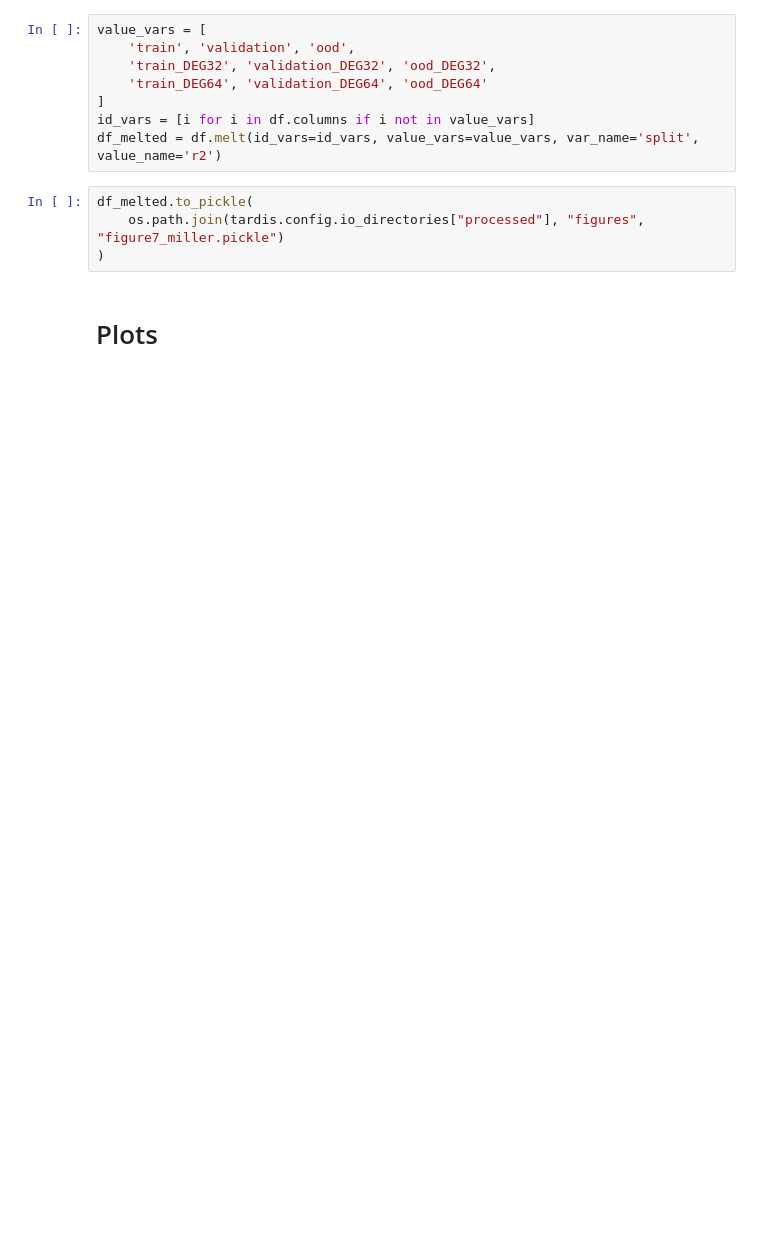
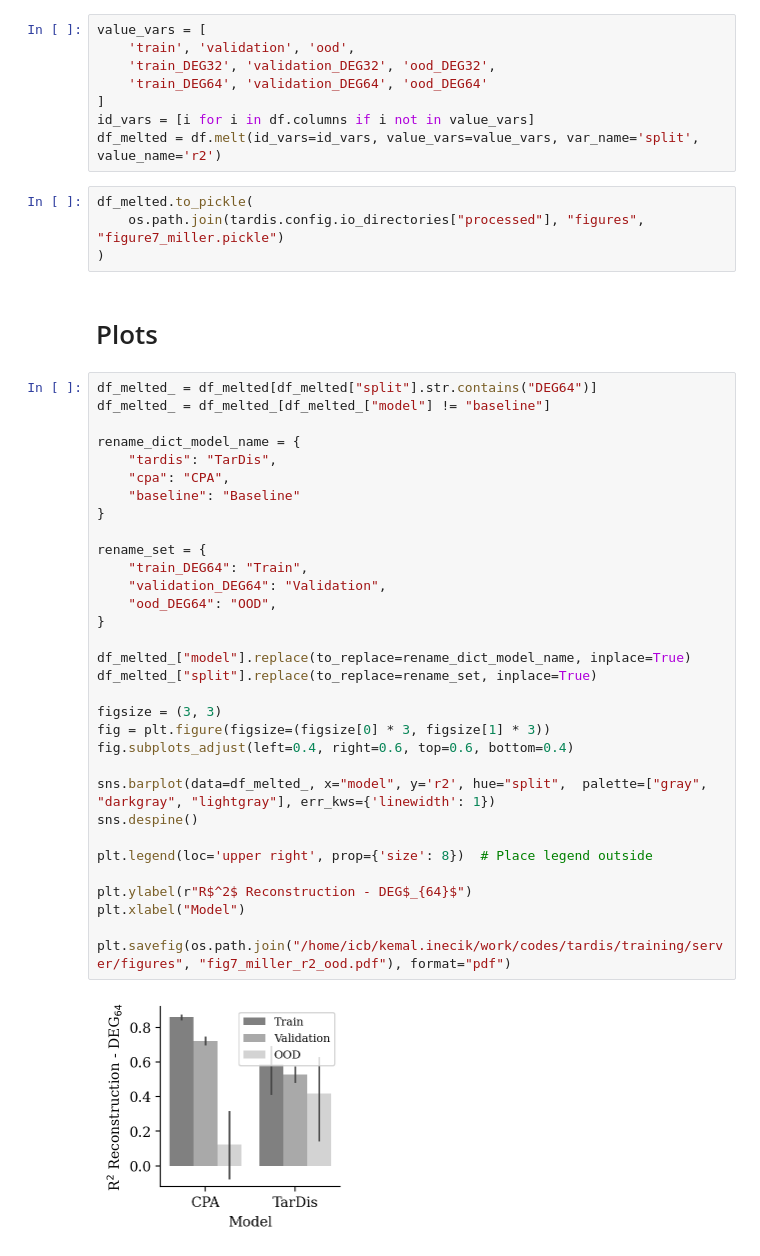
Before and after one commit to theislab/tardis, a Jupyter notebook: notebooks/figure7/miller.ipynb, the cells around one changed output. Cells and saved outputs as stored; diff of their text form; blank space fills up the shorter version.

```diff
--- a/notebooks/figure7/miller.ipynb
+++ b/notebooks/figure7/miller.ipynb
@@ -366,3 +366,37 @@ df_melted.to_pickle(
 )
 # %% [markdown]
 # Plots
+# %%
+df_melted_ = df_melted[df_melted["split"].str.contains("DEG64")]
+df_melted_ = df_melted_[df_melted_["model"] != "baseline"]
+
+rename_dict_model_name = {
+    "tardis": "TarDis",
+    "cpa": "CPA",
+    "baseline": "Baseline"
+}
+
+rename_set = {
+    "train_DEG64": "Train",
+    "validation_DEG64": "Validation",
+    "ood_DEG64": "OOD",
+}
+
+df_melted_["model"].replace(to_replace=rename_dict_model_name, inplace=True)
+df_melted_["split"].replace(to_replace=rename_set, inplace=True)
+
+figsize = (3, 3)
+fig = plt.figure(figsize=(figsize[0] * 3, figsize[1] * 3))
+fig.subplots_adjust(left=0.4, right=0.6, top=0.6, bottom=0.4)
+
+sns.barplot(data=df_melted_, x="model", y='r2', hue="split",  palette=["gray", "darkgray", "lightgray"], err_kws={'linewidth': 1})
+sns.despine()
+
+plt.legend(loc='upper right', prop={'size': 8})  # Place legend outside
+
+plt.ylabel(r"R$^2$ Reconstruction - DEG$_{64}$")
+plt.xlabel("Model")
+
+plt.savefig(os.path.join("/home/icb/kemal.inecik/work/codes/tardis/training/server/figures", "fig7_miller_r2_ood.pdf"), format="pdf")
+# %% [output]
+[figure, added]
```
Also changed, not shown: parts of 4 cells of this notebook, 5 other files.
